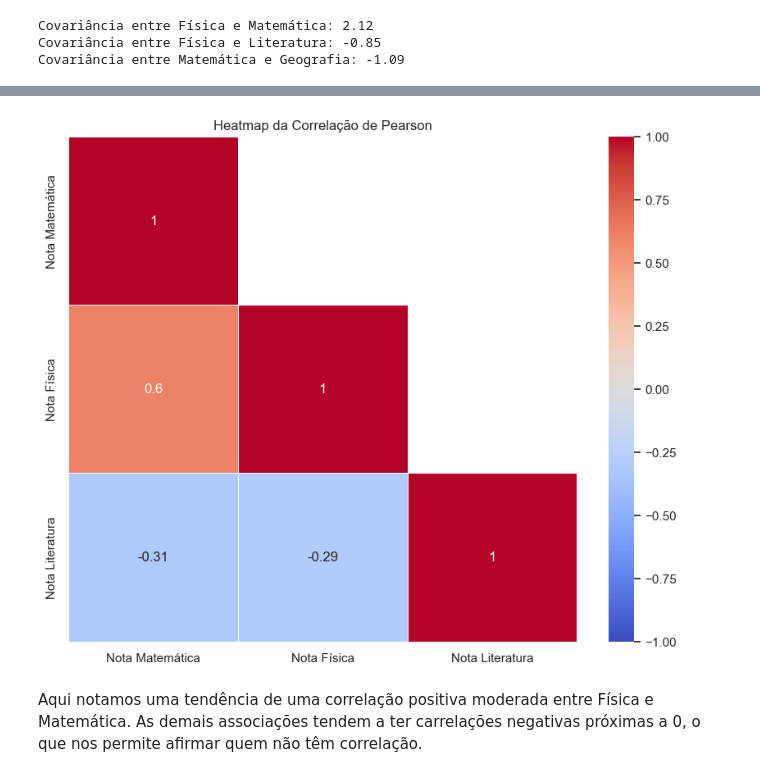
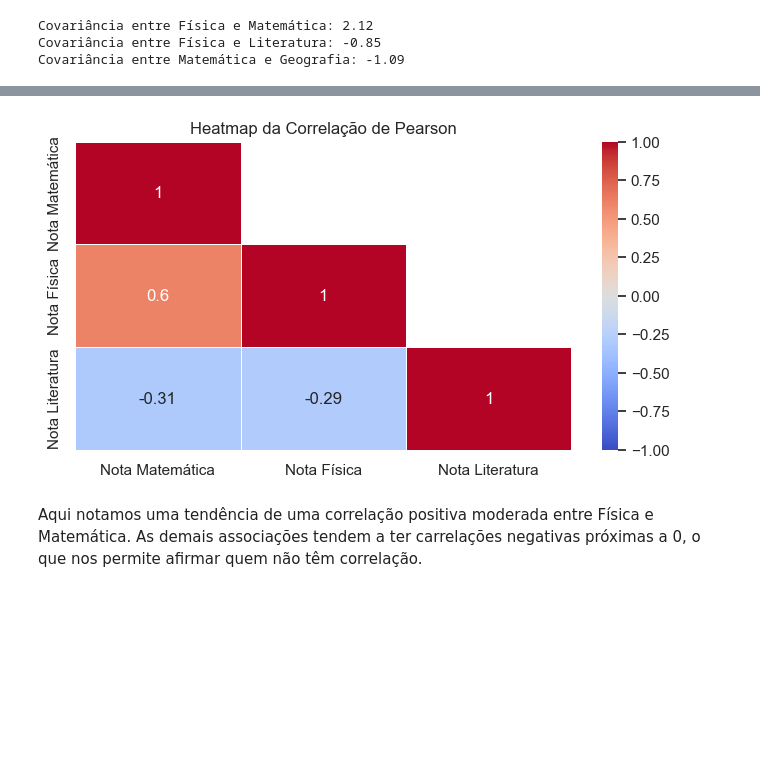
Before and after one commit to vitormarx/ciencia-de-dados, a Jupyter notebook: notebooks/estatística descritiva/Correlação_de_Pearson.ipynb, the cells around one changed output, grey strips where cells are left out. Drawn from its saved outputs; the diff is of its cells as text; code cells hidden in the pictures; blank space fills up the shorter version.

```diff
--- a/notebooks/estatística descritiva/Correlação_de_Pearson.ipynb
+++ b/notebooks/estatística descritiva/Correlação_de_Pearson.ipynb
@@ -112,19 +112,19 @@ O coeficiente de correlação de Pearson (p) é uma medida que varia entre -1 e
 # %%
 def calcular_correlacao(df: list[float]) -> None:
     correlation_matrix = df.corr()
 
     # Configura o estilo do heatmap
     sns.set(style="white")
 
     # Cria o heatmap
-    plt.figure(figsize=(10, 8))
+    plt.figure(figsize=(8, 4))
     sns.heatmap(correlation_matrix, mask=np.triu(correlation_matrix, k=1), annot=True, cmap='coolwarm', linewidths=.5,
                 center=0, vmin=-1, vmax=1)
     plt.title("Heatmap da Correlação de Pearson")
     plt.show()
 
 calcular_correlacao(df)
 # %% [output]
-[figure, old version]
+[figure, new version]
 # %% [markdown]
 Aqui notamos uma tendência de uma correlação positiva moderada entre Física e Matemática. As demais associações tendem a ter carrelações negativas próximas a 0, o que nos permite afirmar quem não têm correlação.
```
